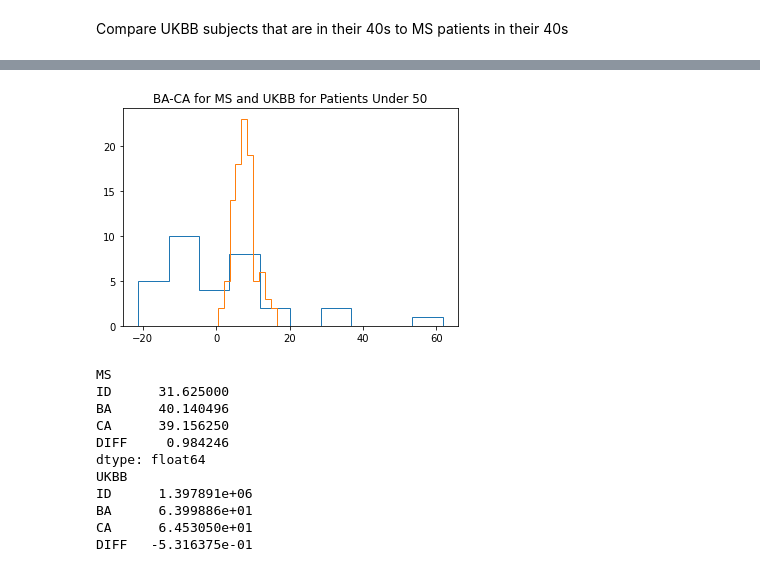
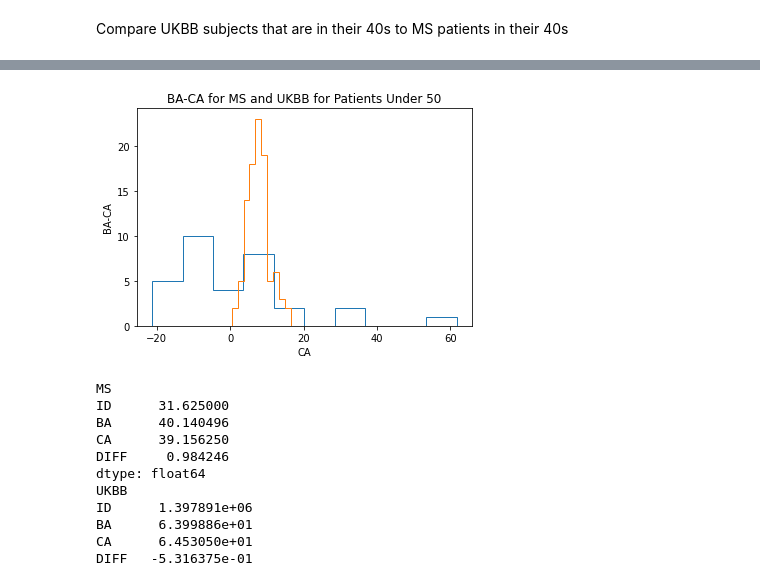
Before and after one commit to rishasurana/USC_BA_estimator, a Jupyter notebook: AnalysisAll.ipynb, the cells around one changed output, grey strips where cells are left out. Cells and saved outputs as stored; diff of their text form; code cells hidden in the pictures.

```diff
--- a/AnalysisAll.ipynb
+++ b/AnalysisAll.ipynb
@@ -72,11 +80,13 @@ plt.savefig('scat50.png')
 # %%
 plt.hist(MS_df['DIFF'], histtype='step')
 plt.hist(UKBB_df_40s['DIFF'], histtype='step')
 plt.title('BA-CA for MS and UKBB for Patients Under 50')
+plt.xlabel('CA')
+plt.ylabel('BA-CA')
 #plt.show()
 plt.savefig('hist50.png')
 # %% [output]
-[figure, old version]
+[figure, new version]
 # %%
 # mean
 print("MS")
```
Also changed, not shown: parts of 13 cells of this notebook, 13 other files.
